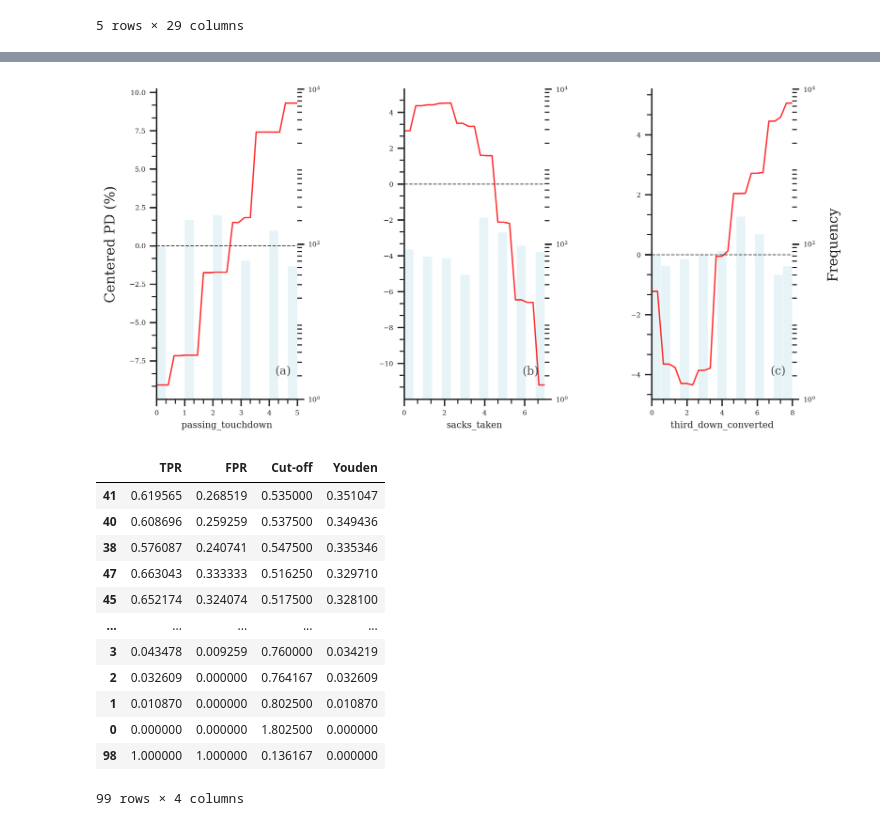
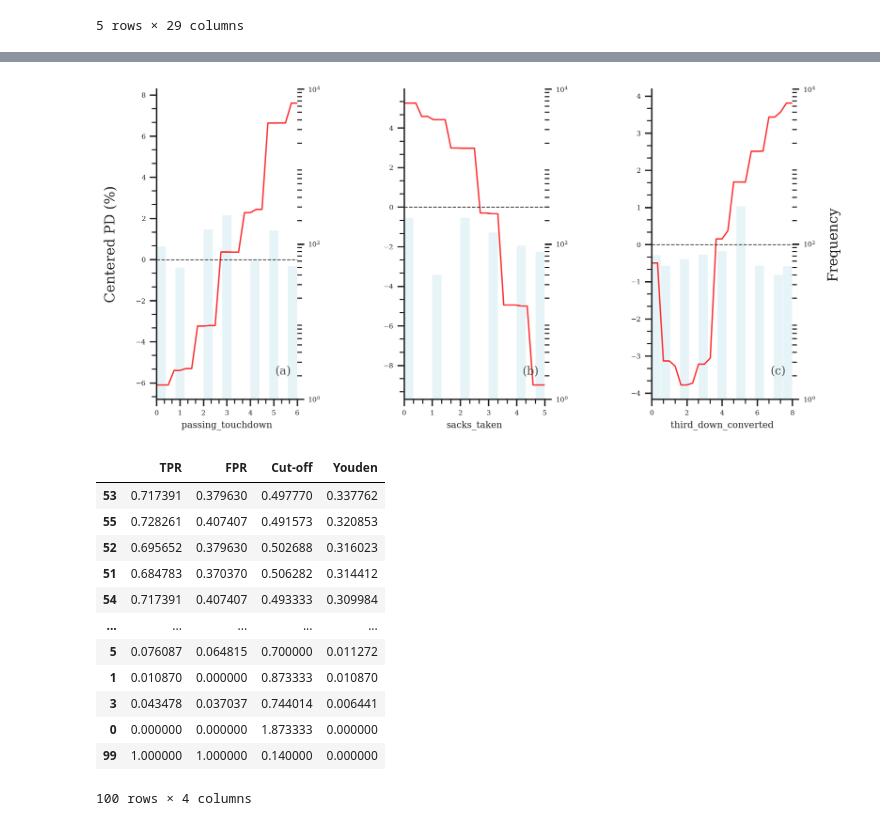
Before and after one commit to 1pjmcdonough/nfl_winpredictor_rf, a Jupyter notebook: random_forest_ml.ipynb, the cells around one changed output, grey strips where cells are left out. Drawn from its saved outputs; the diff is of its cells as text; code cells hidden in the pictures.

```diff
--- a/random_forest_ml.ipynb
+++ b/random_forest_ml.ipynb
@@ -141,3 +101,11 @@ rf.oob_score_
+# %%
+#bin the feature variables and fit on the training set
+bin_proc = BinningProcess(colnames)
+bin_proc.fit(X_train, y_train)
+
+#replace original variables with binned values
+X_train_binned = bin_proc.transform(X_train, metric="indices")
+X_train[colnames] = X_train_binned
 # %%
 #checks for default number of variables to consider at each split
 mtry = np.sqrt(len(colnames))
@@ -146,8 +114,8 @@ print(mtry, "\n")
 #define the hyperparameter grid for random forest tuning
 param_grid = {
     "bootstrap": [True],
-    "max_features": [3, 4, 5, 6, 7, 8], #mtry
-    "n_estimators": [100, 200, 300, 400, 500, 600] #number of trees
+    "max_features": [7, 8, 9, 10, 11], #mtry
+    "n_estimators": [350, 450, 550, 650] #number of trees
 }
 
 #initialize a random forest classifier
@@ -166,13 +134,11 @@ grid_search.best_params_
 # %%
-#{'bootstrap': True, 'max_features': 7, 'n_estimators': 400}
-
 #initialize a Random Forest classifier with hyperparameters from grid search
-rf = RandomForestClassifier(n_estimators=400,
-                           max_features=7,
+rf_best = RandomForestClassifier(n_estimators=450,
+                           max_features=9,
                            random_state=84,
                            oob_score=True)
 
 #fit the random forest model and print the out-of-bag score
-rf.fit(X_train, y_train)
-rf.oob_score_
+rf_best.fit(X_train, y_train)
+rf_best.oob_score_
 # %% [output]
@@ -210,6 +176,6 @@ plt.show()
 # %%
 #initialize the explainertoolkit with random forest model
-explainer = skexplain.ExplainToolkit(("Random Forest", rf), X=X_train, y=y_train)
+explainer = skexplain.ExplainToolkit(("Random Forest", rf_best), X=X_train, y=y_train)
 
 #important features to analyze using partial dependence plots
 imp_vars = ["passing_touchdown", "sacks_taken", "third_down_converted"]
@@ -221,37 +187,41 @@ partial_dependence = explainer.pd(features=imp_vars)
 fig, axes = explainer.plot_pd(pd=partial_dependence, figsize=(10,5))
 plt.show()
 # %% [output]
-[figure, old version]
+[figure, new version]
+# %%
+#separate target and feature variables for testing set
+colnames = list(test.columns[:-1])
+X_test = test[colnames].copy()
+y_test = test["win"]
+
+#replace original variables with binned values
+X_test_binned = bin_proc.transform(X_test, metric="indices")
+X_test[colnames] = X_test_binned
 # %%
-#separate target and feature variables
-colnames = list(test.columns[:-1])
-X_test = test[colnames]
-y_test = test["win"]
-
 #add predicted probabilities for wins to test data
-test["p_hat"] = rf.predict_proba(X_test)[:, 1]
+test["p_hat"] = rf_best.predict_proba(X_test)[:, 1]
 
 #generate the false positive rate, true positive rate, and cutoffs for the roc curve
 fpr, tpr, cutoffs = roc_curve(test["win"], test["p_hat"])
 
 #create a dataframe containing the tpr, fpr, cutoffs, and youden's j statistic
 data = {"TPR": tpr, "FPR": fpr, "Cut-off": cutoffs, "Youden": tpr-fpr}
 youden = pd.DataFrame(data)
 youden.sort_values(by="Youden", ascending=False) #highest j statistic is optimal cutoff
 # %% [output]
 |  | TPR | FPR | Cut-off | Youden |
-| 41 | 0.619565 | 0.268519 | 0.535000 | 0.351047 |
-| 40 | 0.608696 | 0.259259 | 0.537500 | 0.349436 |
-| 38 | 0.576087 | 0.240741 | 0.547500 | 0.335346 |
-| 47 | 0.663043 | 0.333333 | 0.516250 | 0.329710 |
-| 45 | 0.652174 | 0.324074 | 0.517500 | 0.328100 |
+| 53 | 0.717391 | 0.379630 | 0.497770 | 0.337762 |
+| 55 | 0.728261 | 0.407407 | 0.491573 | 0.320853 |
+| 52 | 0.695652 | 0.379630 | 0.502688 | 0.316023 |
+| 51 | 0.684783 | 0.370370 | 0.506282 | 0.314412 |
+| 54 | 0.717391 | 0.407407 | 0.493333 | 0.309984 |
 | ... | ... | ... | ... | ... |
-| 3 | 0.043478 | 0.009259 | 0.760000 | 0.034219 |
-| 2 | 0.032609 | 0.000000 | 0.764167 | 0.032609 |
-| 1 | 0.010870 | 0.000000 | 0.802500 | 0.010870 |
-| 0 | 0.000000 | 0.000000 | 1.802500 | 0.000000 |
-| 98 | 1.000000 | 1.000000 | 0.136167 | 0.000000 |
+| 5 | 0.076087 | 0.064815 | 0.700000 | 0.011272 |
+| 1 | 0.010870 | 0.000000 | 0.873333 | 0.010870 |
+| 3 | 0.043478 | 0.037037 | 0.744014 | 0.006441 |
+| 0 | 0.000000 | 0.000000 | 1.873333 | 0.000000 |
+| 99 | 1.000000 | 1.000000 | 0.140000 | 0.000000 |
-99 rows × 4 columns
+100 rows × 4 columns
 # %%
 #print the area under the roc curve
 print(auc(fpr, tpr), "\n")
```
Also changed, not shown: parts of 14 cells of this notebook.
